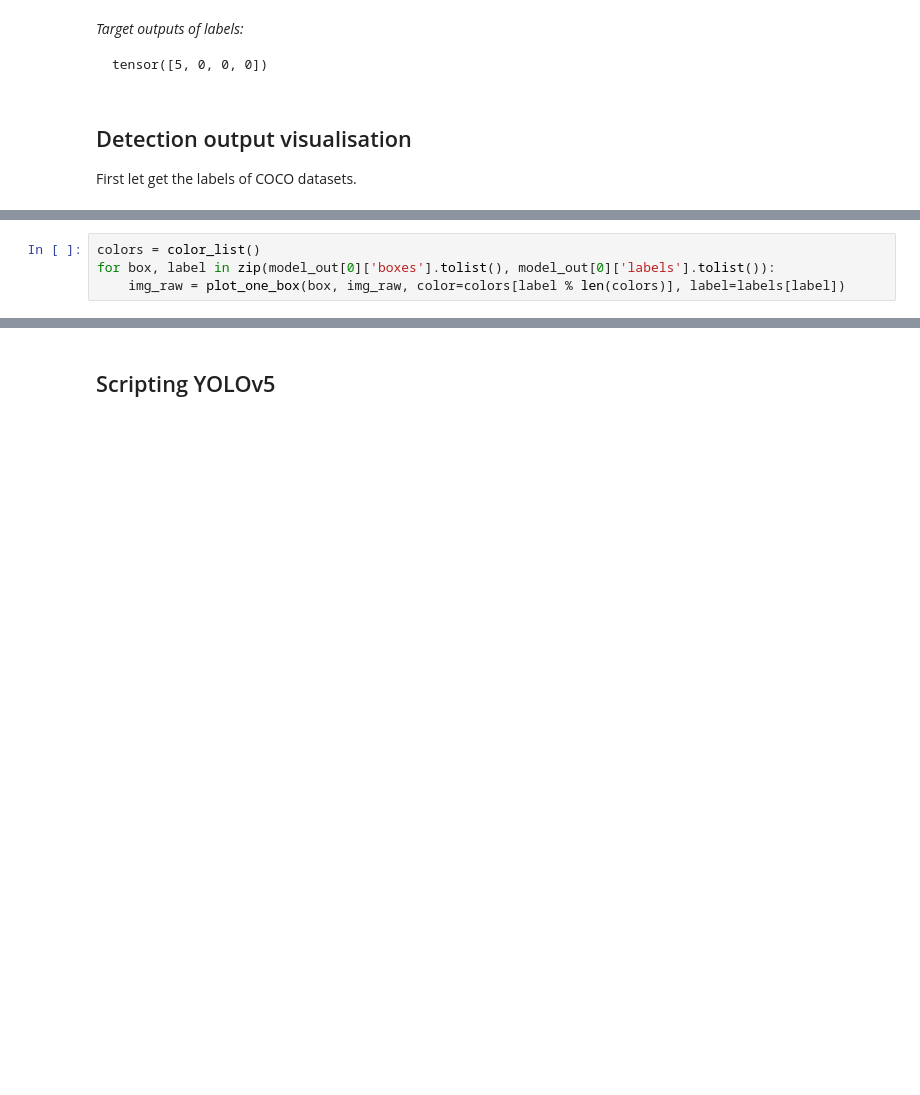
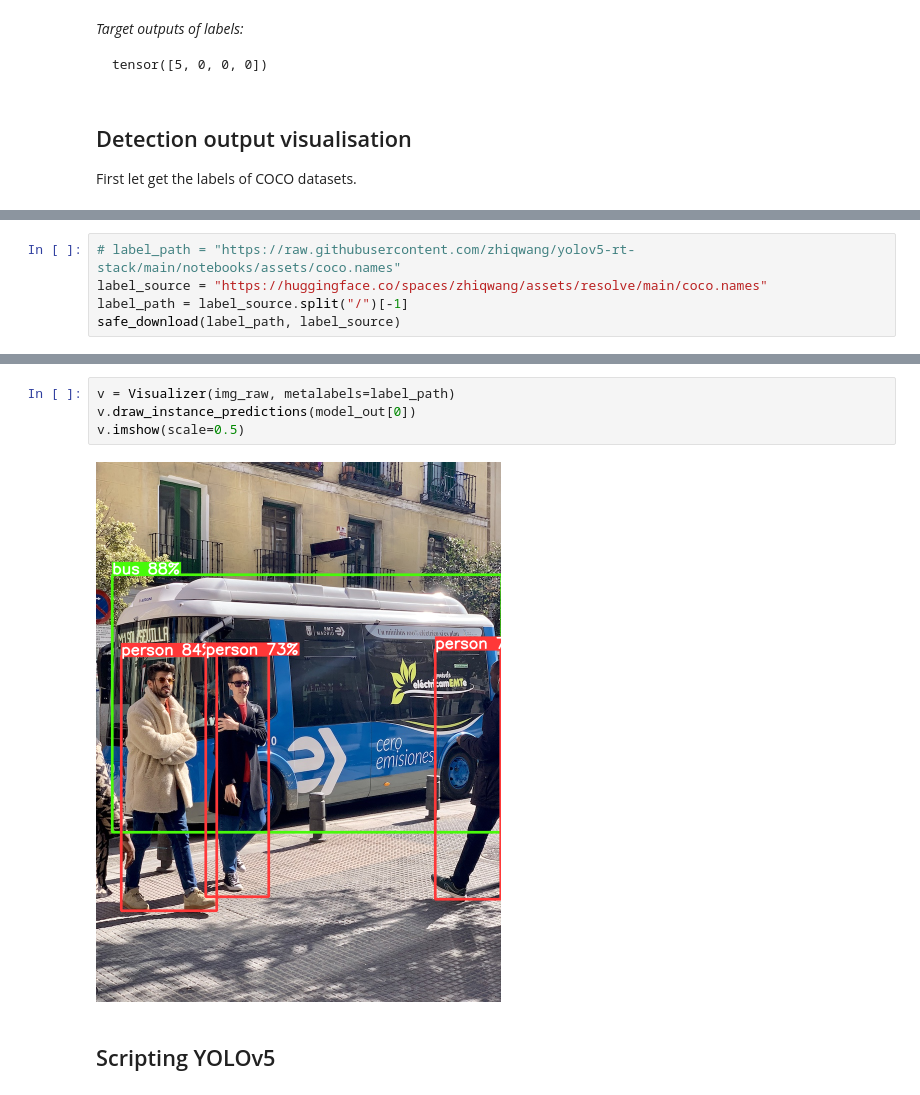
Before and after one commit to zhiqwang/yolort, a Jupyter notebook: notebooks/inference-pytorch-export-libtorch.ipynb, the cells around one changed output, grey strips where cells are left out. Drawn from its saved outputs; the diff is of its cells as text; blank space fills up the shorter version.

Commit message:
Use Visualizer in yolort Intuition

```diff
--- a/notebooks/inference-pytorch-export-libtorch.ipynb
+++ b/notebooks/inference-pytorch-export-libtorch.ipynb
@@ -103,4 +85,0 @@ labels = load_names('../notebooks/assets/coco.names')
-# %%
-colors = color_list()
-for box, label in zip(model_out[0]['boxes'].tolist(), model_out[0]['labels'].tolist()):
-    img_raw = plot_one_box(box, img_raw, color=colors[label % len(colors)], label=labels[label])
@@ -110,0 +88,5 @@ cv2_imshow(img_raw, imshow_scale=0.5)
+# %%
+# label_path = "https://raw.githubusercontent.com/zhiqwang/yolov5-rt-stack/main/notebooks/assets/coco.names"
+label_source = "https://huggingface.co/spaces/zhiqwang/assets/resolve/main/coco.names"
+label_path = label_source.split("/")[-1]
+safe_download(label_path, label_source)
@@ -111,3 +95,9 @@ cv2_imshow(img_raw, imshow_scale=0.5)
+# %%
+v = Visualizer(img_raw, metalabels=label_path)
+v.draw_instance_predictions(model_out[0])
+v.imshow(scale=0.5)
+# %% [output]
+[figure, added]
 # %% [markdown]
 ## Scripting YOLOv5
 # %%
```
Also changed, not shown: parts of 9 cells of this notebook.
